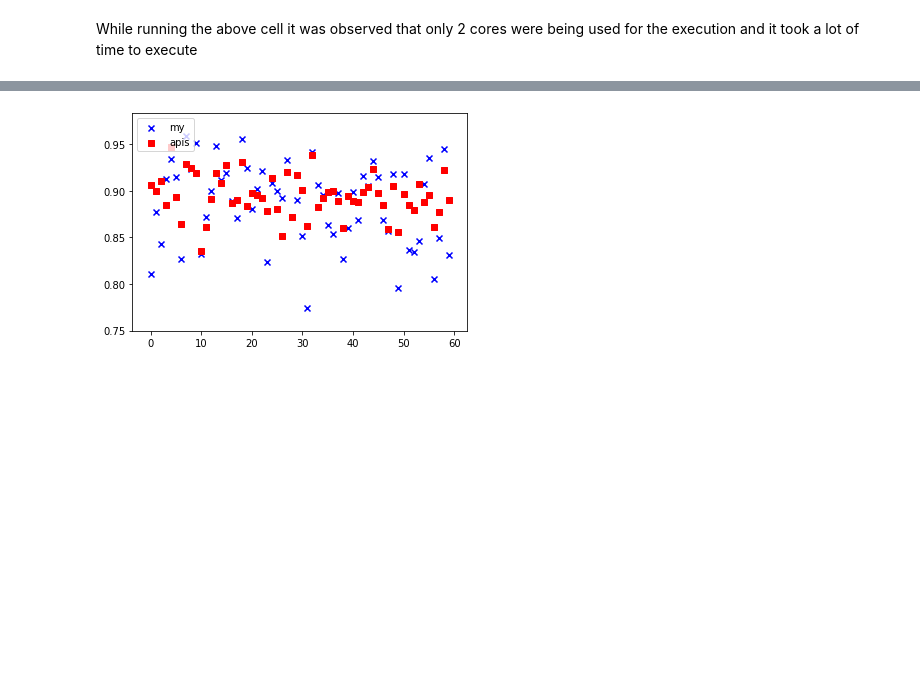
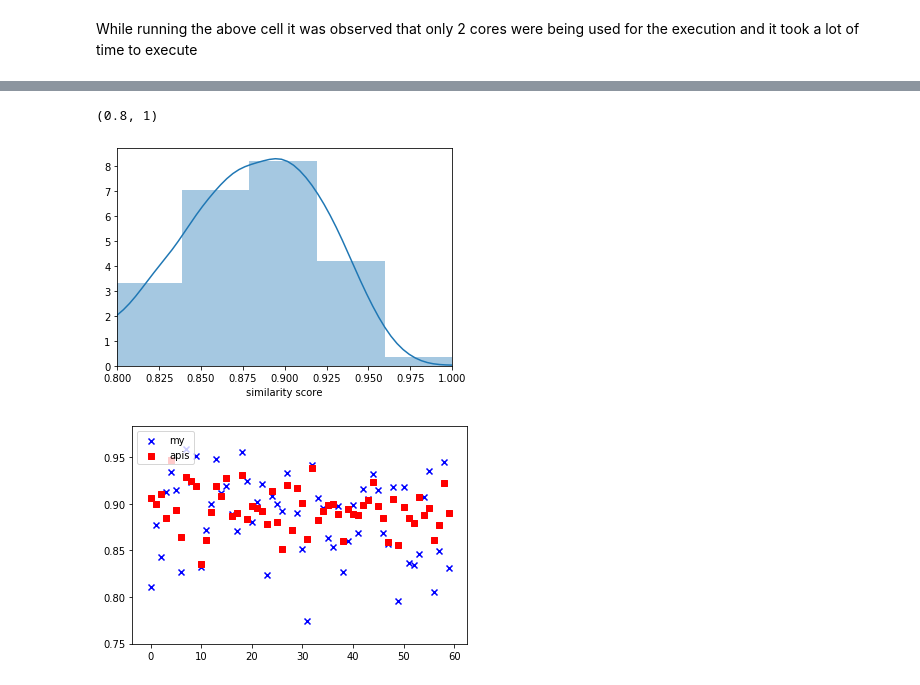
Before and after one commit to amitjslearn/semantic-textual-similarity, a Jupyter notebook: try3.ipynb, the cells around one changed output, grey strips where cells are left out. Saved outputs shown, nothing was run; the diff lists cells and outputs as text; code cells hidden in the pictures; blank space fills up the shorter version.

```diff
--- a/try3.ipynb
+++ b/try3.ipynb
@@ -113,3 +150,9 @@ plt.show()
+# %%
+sns.distplot(y,axlabel='similarity score', bins = 10, label='distribution of similarity scores')
+plt.xlim(0.8, 1)
+# %% [output]
+(0.8, 1)
+[figure, added]
 # %%
 apis = np.load('paralleldots.npy')
 # %%
```
Also changed, not shown: parts of 76 cells of this notebook.
